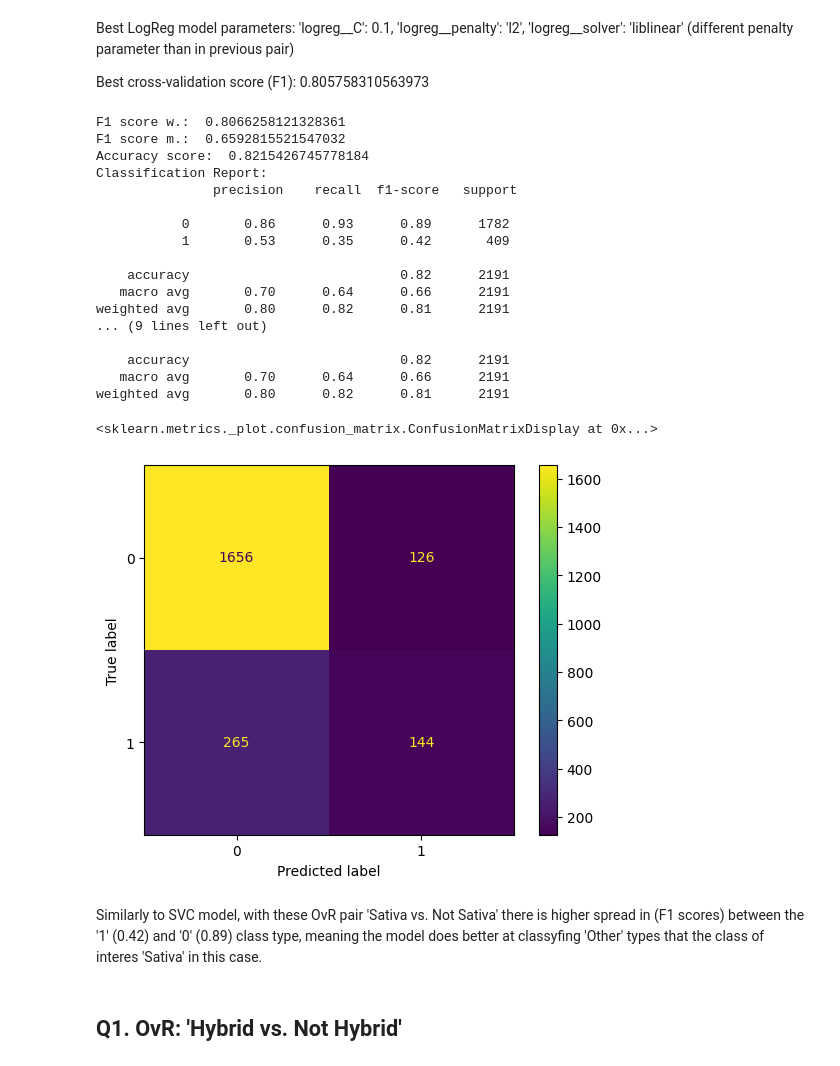
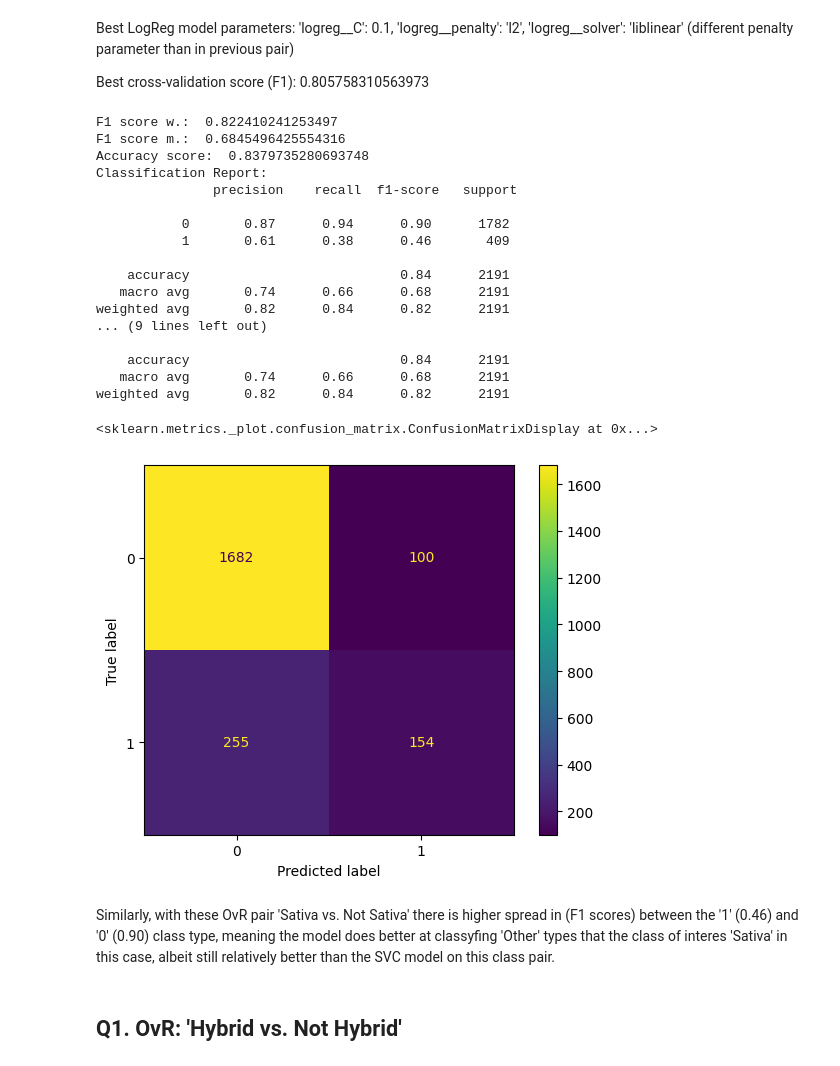
Before and after one commit to AndriyCP/GSB544, a Jupyter notebook: Week_9/Lab_8/Lab_8_1.ipynb, the cells around one changed output. Drawn from its saved outputs; the diff is of its cells as text; code cells hidden in the pictures.

Commit message:
Lab 8 - corrected y_pred step

```diff
--- a/Week_9/Lab_8/Lab_8_1.ipynb
+++ b/Week_9/Lab_8/Lab_8_1.ipynb
@@ -1255,7 +1268,8 @@ Best cross-validation score (F1): 0.805758310563973
 # %%
 # y_pred with best parameters and cross_val_predict
 best_logreg = gsvc.best_estimator_
-y_pred = cross_val_predict(best_logreg, X, y, cv=5)
+final_fit = best_logreg.fit(X, y)
+y_pred = final_fit.predict(X)
 
 # scores
 print("F1 score w.: ", f1_score(y, y_pred, average='weighted'))
@@ -1263,34 +1277,34 @@ print("F1 score m.: ", f1_score(y, y_pred, average='macro'))
 print("Accuracy score: ", accuracy_score(y, y_pred))
 print("Classification Report:\n", classification_report(y, y_pred))
 # %% [output]
-F1 score w.:  0.8066258121328361
-F1 score m.:  0.6592815521547032
-Accuracy score:  0.8215426745778184
+F1 score w.:  0.822410241253497
+F1 score m.:  0.6845496425554316
+Accuracy score:  0.8379735280693748
 Classification Report:
                precision    recall  f1-score   support
 
-           0       0.86      0.93      0.89      1782
-           1       0.53      0.35      0.42       409
+           0       0.87      0.94      0.90      1782
+           1       0.61      0.38      0.46       409
 
-    accuracy                           0.82      2191
-   macro avg       0.70      0.64      0.66      2191
-weighted avg       0.80      0.82      0.81      2191
+    accuracy                           0.84      2191
+   macro avg       0.74      0.66      0.68      2191
+weighted avg       0.82      0.84      0.82      2191
 ... (9 lines left out)
 
-    accuracy                           0.82      2191
-   macro avg       0.70      0.64      0.66      2191
-weighted avg       0.80      0.82      0.81      2191
+    accuracy                           0.84      2191
+   macro avg       0.74      0.66      0.68      2191
+weighted avg       0.82      0.84      0.82      2191
 # %%
 # confusion matrix
 cm_best_logreg = confusion_matrix(y, y_pred)
 
-labels = cb2['t_Indica'].unique()
+labels = cb2['t_Sativa'].unique()
 ConfusionMatrixDisplay(cm_best_logreg, display_labels = labels).plot()
 # %% [output]
 <sklearn.metrics._plot.confusion_matrix.ConfusionMatrixDisplay at 0x...>
-[figure, old version]
+[figure, new version]
 # %% [markdown]
-Similarly to SVC model, with these OvR pair 'Sativa vs. Not Sativa' there is higher spread in (F1 scores) between the '1' (0.42) and '0' (0.89) class type, meaning the model does better at classyfing 'Other' types that the class of interes 'Sativa' in this case.
+Similarly, with these OvR pair 'Sativa vs. Not Sativa' there is higher spread in (F1 scores) between the '1' (0.46) and '0' (0.90) class type, meaning the model does better at classyfing 'Other' types that the class of interes 'Sativa' in this case, albeit still relatively better than the SVC model on this class pair.
 # %% [markdown]
 ## Q1. OvR: 'Hybrid vs. Not Hybrid'
 # %%
```
Also changed, not shown: parts of 51 cells of this notebook, 2 other files.
